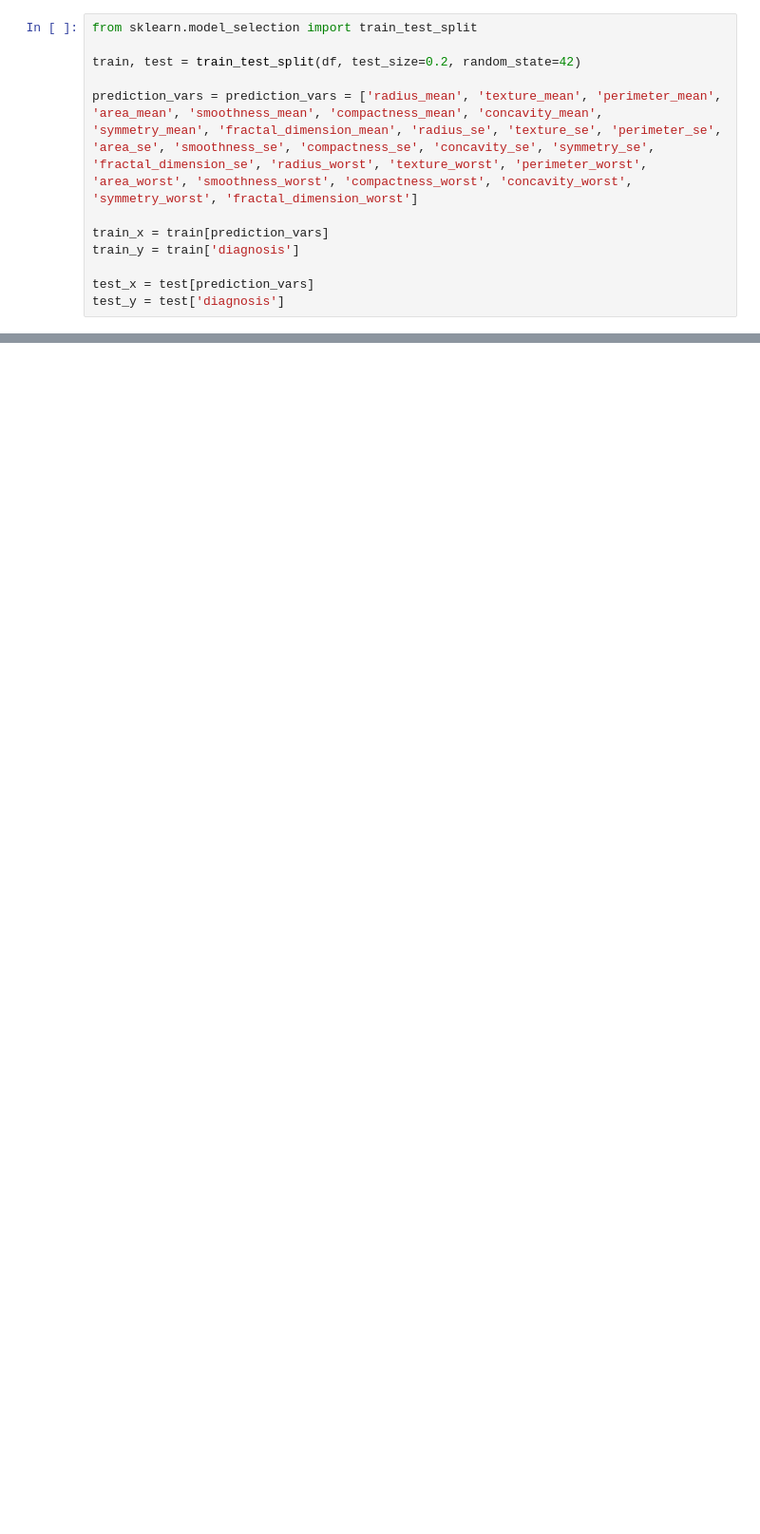
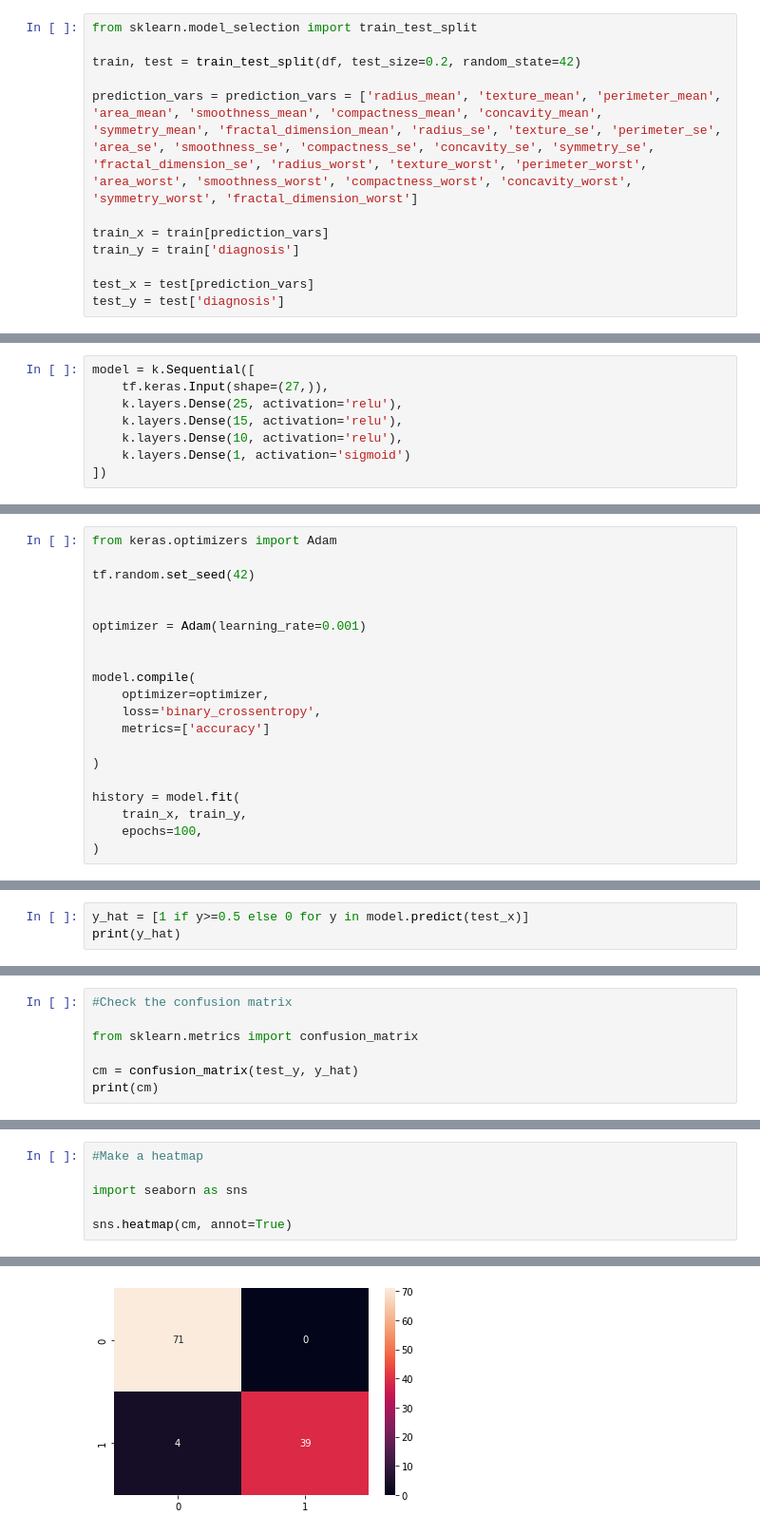
Before and after one commit to Aaryan-Patel2/BreastCancerProject, a Jupyter notebook: neural_network.ipynb, the cells around one changed output, grey strips where cells are left out. Shown at 95% size. Cells and saved outputs as stored; diff of their text form; blank space fills up the shorter version.

```diff
--- a/neural_network.ipynb
+++ b/neural_network.ipynb
@@ -69,0 +128,8 @@ test_y = test['diagnosis']
+# %%
+model = k.Sequential([
+    tf.keras.Input(shape=(27,)),
+    k.layers.Dense(25, activation='relu'),
+    k.layers.Dense(15, activation='relu'),
+    k.layers.Dense(10, activation='relu'),
+    k.layers.Dense(1, activation='sigmoid')
+])
@@ -69,0 +157,20 @@ test_y = test['diagnosis']
+# %%
+from keras.optimizers import Adam
+
+tf.random.set_seed(42)
+
+
+optimizer = Adam(learning_rate=0.001)
+
+
+model.compile(
+    optimizer=optimizer,
+    loss='binary_crossentropy',
+    metrics=['accuracy']
+
+)
+
+history = model.fit(
+    train_x, train_y,
+    epochs=100,
+)
@@ -69,0 +195,3 @@ test_y = test['diagnosis']
+# %%
+y_hat = [1 if y>=0.5 else 0 for y in model.predict(test_x)]
+print(y_hat)
@@ -69,0 +203,7 @@ test_y = test['diagnosis']
+# %%
+#Check the confusion matrix
+
+from sklearn.metrics import confusion_matrix
+
+cm = confusion_matrix(test_y, y_hat)
+print(cm)
@@ -69,0 +213,7 @@ test_y = test['diagnosis']
+# %%
+#Make a heatmap
+
+import seaborn as sns
+
+sns.heatmap(cm, annot=True)
+# %% [output]
@@ -69,0 +221 @@ test_y = test['diagnosis']
+[figure, added]
```
Also changed, not shown: parts of 21 cells of this notebook, 1 other file.
